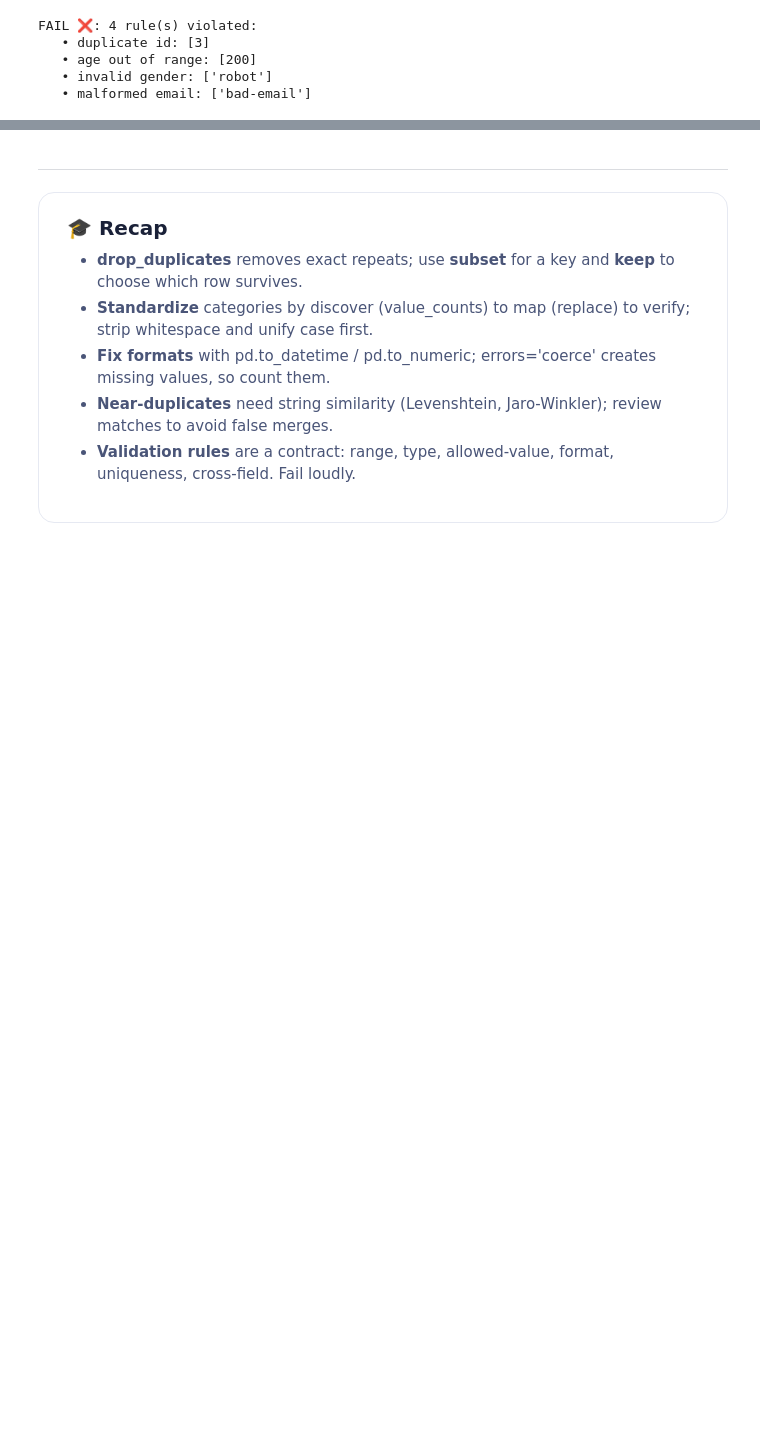
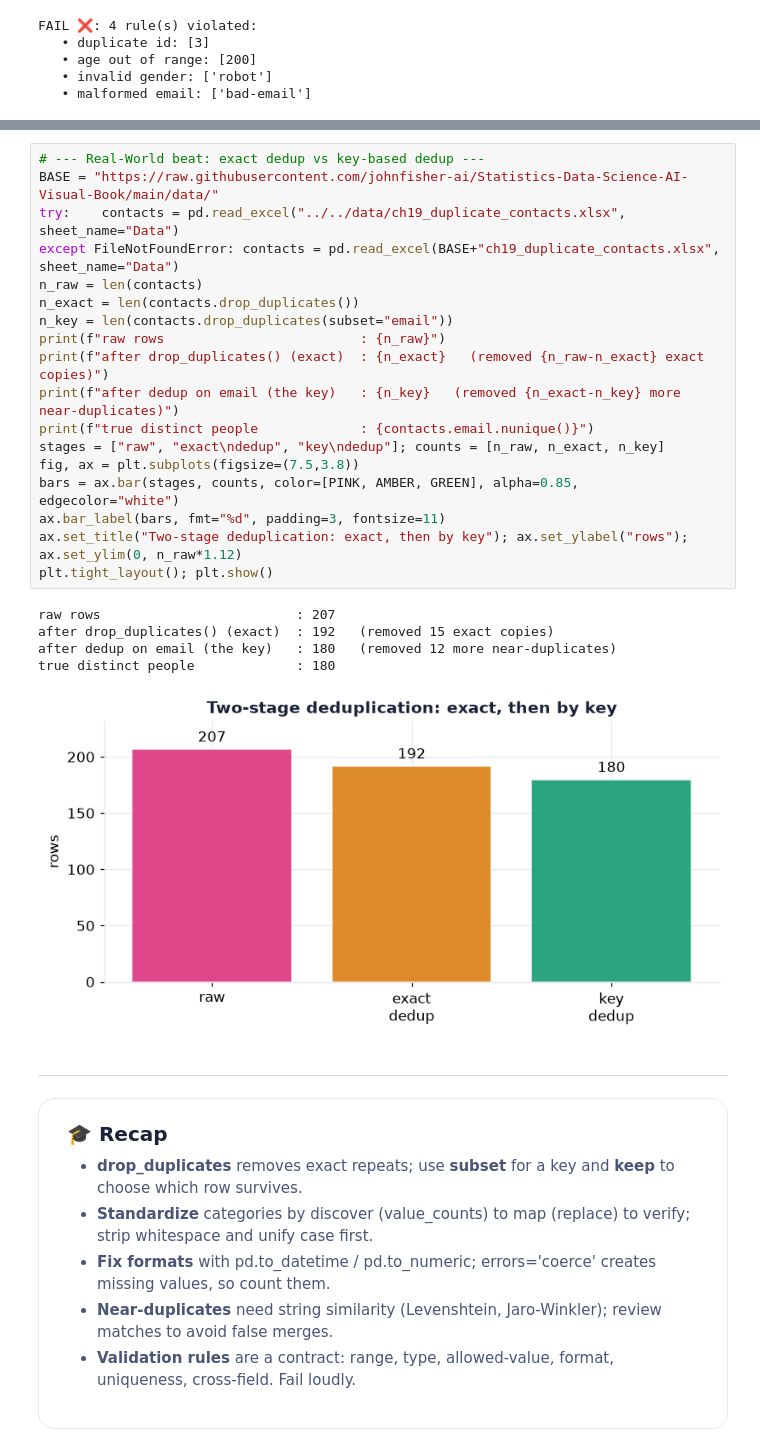
Before and after one commit to johnfisher-ai/Statistics-Data-Science-AI-Visual-Book, a Jupyter notebook: chapters/notebooks/ch19_duplicates_inconsistencies.ipynb, the cells around one changed output, grey strips where cells are left out. Drawn from its saved outputs; the diff is of its cells as text; blank space fills up the shorter version.

```diff
--- a/chapters/notebooks/ch19_duplicates_inconsistencies.ipynb
+++ b/chapters/notebooks/ch19_duplicates_inconsistencies.ipynb
@@ -229,3 +232,27 @@ FAIL ❌: 4 rule(s) violated:
+# %%
+# --- Real-World beat: exact dedup vs key-based dedup ---
+BASE = "https://raw.githubusercontent.com/johnfisher-ai/Statistics-Data-Science-AI-Visual-Book/main/data/"
+try:    contacts = pd.read_excel("../../data/ch19_duplicate_contacts.xlsx", sheet_name="Data")
+except FileNotFoundError: contacts = pd.read_excel(BASE+"ch19_duplicate_contacts.xlsx", sheet_name="Data")
+n_raw = len(contacts)
+n_exact = len(contacts.drop_duplicates())
+n_key = len(contacts.drop_duplicates(subset="email"))
+print(f"raw rows                         : {n_raw}")
+print(f"after drop_duplicates() (exact)  : {n_exact}   (removed {n_raw-n_exact} exact copies)")
+print(f"after dedup on email (the key)   : {n_key}   (removed {n_exact-n_key} more near-duplicates)")
+print(f"true distinct people             : {contacts.email.nunique()}")
+stages = ["raw", "exact\ndedup", "key\ndedup"]; counts = [n_raw, n_exact, n_key]
+fig, ax = plt.subplots(figsize=(7.5,3.8))
+bars = ax.bar(stages, counts, color=[PINK, AMBER, GREEN], alpha=0.85, edgecolor="white")
+ax.bar_label(bars, fmt="%d", padding=3, fontsize=11)
+ax.set_title("Two-stage deduplication: exact, then by key"); ax.set_ylabel("rows"); ax.set_ylim(0, n_raw*1.12)
+plt.tight_layout(); plt.show()
+# %% [output]
+raw rows                         : 207
+after drop_duplicates() (exact)  : 192   (removed 15 exact copies)
+after dedup on email (the key)   : 180   (removed 12 more near-duplicates)
+true distinct people             : 180
+[figure, added]
 # %% [markdown]
 ---
 <div style="background:#ffffff;border:1px solid #e6e9f2;border-radius:16px;padding:24px 28px;font-family:Inter,sans-serif;box-shadow:0 8px 30px rgba(20,30,80,0.05)">
```
Also changed, not shown: parts of 1 cell of this notebook, 3 other files.
